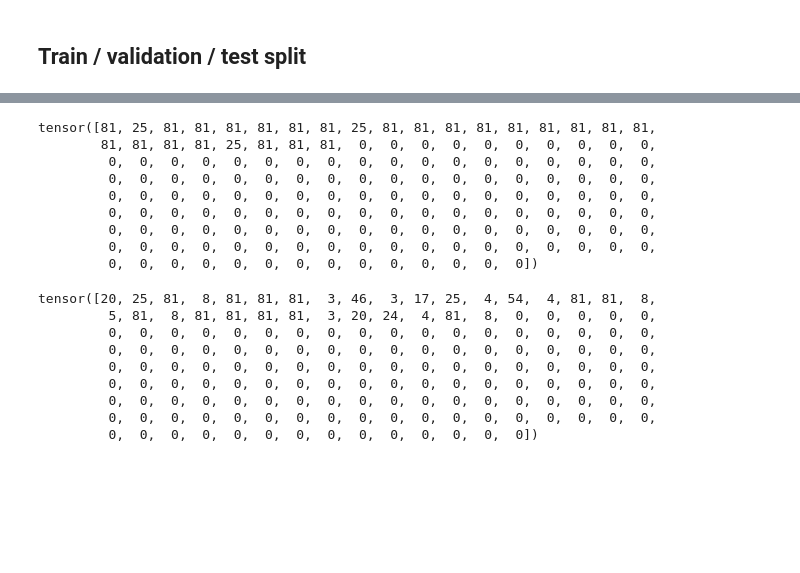
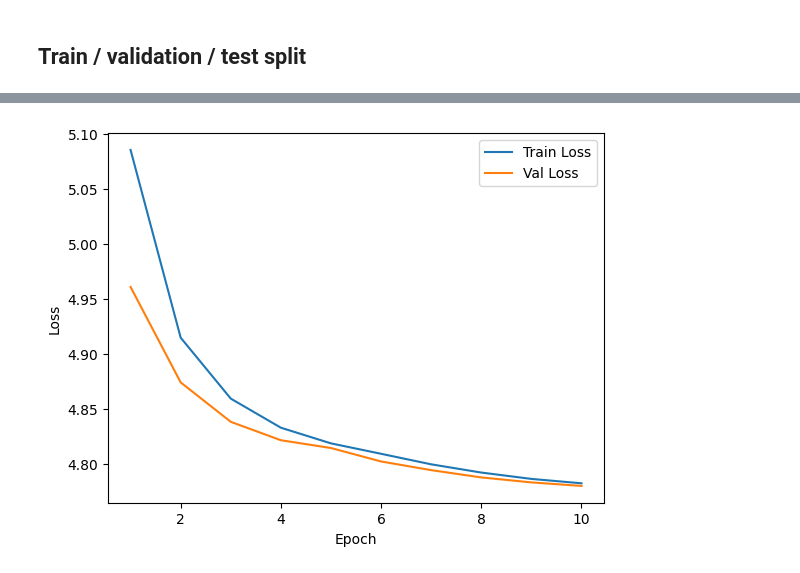
Before and after one commit to costasmexis/metabolic-pathways, a Jupyter notebook: retrosynthesis/experiment_with_model.ipynb, the cells around one changed output, grey strips where cells are left out. Cells and saved outputs as stored; diff of their text form; code cells hidden in the pictures; blank space fills up the shorter version.

```diff
--- a/retrosynthesis/experiment_with_model.ipynb
+++ b/retrosynthesis/experiment_with_model.ipynb
@@ -63,6 +71,7 @@ class Dataset(torch.utils.data.Dataset):
         smi     = self._smiles_list[i]
         tokens  = self._tokenizer.tokenize(smi, with_begin_and_end=False)
         encoded = self._vocabulary.encode(tokens)
+        encoded = pad_sequence(encoded, 200)
         return torch.tensor(encoded.astype(int), dtype=torch.long)  # pylint: disable=E1102
 
     def __len__(self) -> int:
@@ -80,6 +89,10 @@ class Dataset(torch.utils.data.Dataset):
         for i, seq in enumerate(encoded_seqs):
             collated_arr[i, :seq.size(0)] = seq
         return collated_arr
+
+    def pad_sequence(tokenizer_array, desired_length):
+        padded_sequence = pad_sequences([tokenizer_array], maxlen=desired_length, padding='post')[0]
+        return padded_sequence
 # %%
 # create a vocabulary using all SMILES in df
 dataset = df['source'].unique().tolist() + df['target'].unique().tolist()
@@ -98,35 +112,32 @@ There are 85 unique tokens in the vocabulary.
 # %%
 from sklearn.model_selection import train_test_split
 
+print('Original dataset:')
 print(df.shape)
 
 # Splitting the data into train and combined val/test sets
-train_data, val_test_data = train_test_split(df, test_size=0.2, random_state=42)
-
-# Splitting the combined val/test set into separate val and test sets
-val_data, test_data = train_test_split(val_test_data, test_size=0.2, random_state=42)
+train_data, test_data = train_test_split(df, test_size=0.2, random_state=42)
 
 # Printing the sizes of the resulting splits
 print("Train data size:", len(train_data))
-print("Validation data size:", len(val_data))
 print("Test data size:", len(test_data))
 
 train     = train_data.copy()
 test      = test_data.copy()
-valid     = val_data.copy()
+
+# train = train[:2000]
+# test = test[:500]
 
 train_X = Dataset(smiles_list=train['source'].tolist(), vocabulary=vocabulary, tokenizer=tokenizer)
 train_X = train_X.collate_fn(train_X)
 train_y = Dataset(smiles_list=train['target'].tolist(), vocabulary=vocabulary, tokenizer=tokenizer)
 train_y = train_y.collate_fn(train_y)
 
-val_X = Dataset(smiles_list=train['source'].tolist(), vocabulary=vocabulary, tokenizer=tokenizer)
-val_X = val_X.collate_fn(val_X)
-val_y = Dataset(smiles_list=train['target'].tolist(), vocabulary=vocabulary, tokenizer=tokenizer)
-val_y = val_y.collate_fn(val_y)
+test_X = Dataset(smiles_list=test['source'].tolist(), vocabulary=vocabulary, tokenizer=tokenizer)
+test_X = test_X.collate_fn(test_X)
+test_y = Dataset(smiles_list=test['target'].tolist(), vocabulary=vocabulary, tokenizer=tokenizer)
+test_y = test_y.collate_fn(test_y)
 
-test_X = Dataset(smiles_list=train['source'].tolist(), vocabulary=vocabulary, tokenizer=tokenizer)
-test_X = test_X.collate_fn(test_X)
-test_y = Dataset(smiles_list=train['target'].tolist(), vocabulary=vocabulary, tokenizer=tokenizer)
-test_y = test_y.collate_fn(test_y)
+print(train_X.shape, train_y.shape)
+print(test_X.shape, test_y.shape)
 # %% [output]
@@ -203,26 +250,12 @@ Epoch 3/3, Loss: 0.8095
-# %%
-model.eval()
-y = model(test_X[11232])
-y.argmax(dim=1).flatten()
-# %% [output]
-tensor([81, 25, 81, 81, 81, 81, 81, 81, 25, 81, 81, 81, 81, 81, 81, 81, 81, 81,
-        81, 81, 81, 81, 25, 81, 81, 81,  0,  0,  0,  0,  0,  0,  0,  0,  0,  0,
-         0,  0,  0,  0,  0,  0,  0,  0,  0,  0,  0,  0,  0,  0,  0,  0,  0,  0,
-         0,  0,  0,  0,  0,  0,  0,  0,  0,  0,  0,  0,  0,  0,  0,  0,  0,  0,
-         0,  0,  0,  0,  0,  0,  0,  0,  0,  0,  0,  0,  0,  0,  0,  0,  0,  0,
-         0,  0,  0,  0,  0,  0,  0,  0,  0,  0,  0,  0,  0,  0,  0,  0,  0,  0,
-         0,  0,  0,  0,  0,  0,  0,  0,  0,  0,  0,  0,  0,  0,  0,  0,  0,  0,
-         0,  0,  0,  0,  0,  0,  0,  0,  0,  0,  0,  0,  0,  0,  0,  0,  0,  0,
-         0,  0,  0,  0,  0,  0,  0,  0,  0,  0,  0,  0,  0,  0])
-# %%
-test_y[11232]
-# %% [output]
-tensor([20, 25, 81,  8, 81, 81, 81,  3, 46,  3, 17, 25,  4, 54,  4, 81, 81,  8,
-         5, 81,  8, 81, 81, 81, 81,  3, 20, 24,  4, 81,  8,  0,  0,  0,  0,  0,
-         0,  0,  0,  0,  0,  0,  0,  0,  0,  0,  0,  0,  0,  0,  0,  0,  0,  0,
-         0,  0,  0,  0,  0,  0,  0,  0,  0,  0,  0,  0,  0,  0,  0,  0,  0,  0,
-         0,  0,  0,  0,  0,  0,  0,  0,  0,  0,  0,  0,  0,  0,  0,  0,  0,  0,
-         0,  0,  0,  0,  0,  0,  0,  0,  0,  0,  0,  0,  0,  0,  0,  0,  0,  0,
-         0,  0,  0,  0,  0,  0,  0,  0,  0,  0,  0,  0,  0,  0,  0,  0,  0,  0,
-         0,  0,  0,  0,  0,  0,  0,  0,  0,  0,  0,  0,  0,  0,  0,  0,  0,  0,
-         0,  0,  0,  0,  0,  0,  0,  0,  0,  0,  0,  0,  0,  0])
+# %%
+import matplotlib.pyplot as plt
+
+# Plot learning curve
+plt.plot(range(1, num_epochs+1), train_losses, label='Train Loss')
+plt.plot(range(1, num_epochs+1), val_losses, label='Val Loss')
+plt.xlabel('Epoch')
+plt.ylabel('Loss')
+plt.legend()
+plt.show()
+# %% [output]
+[figure, added]
```
Also changed, not shown: parts of 13 cells of this notebook.
